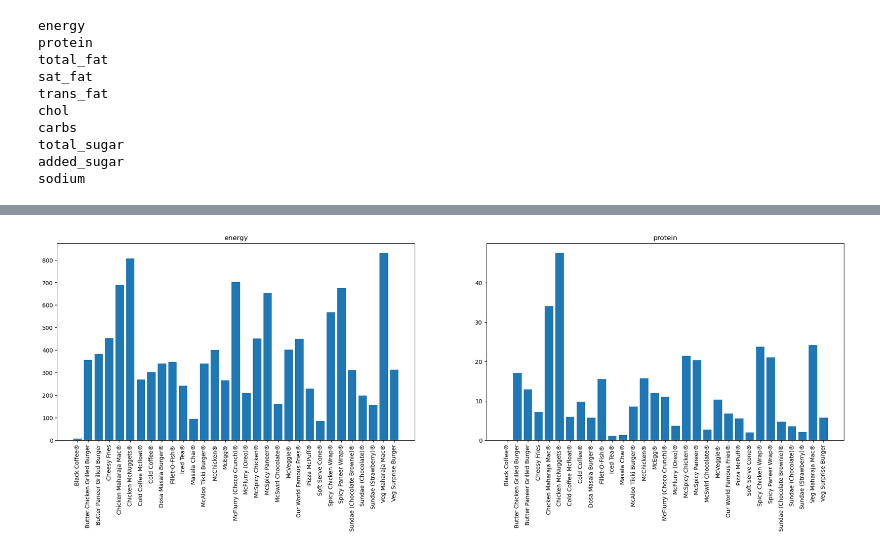
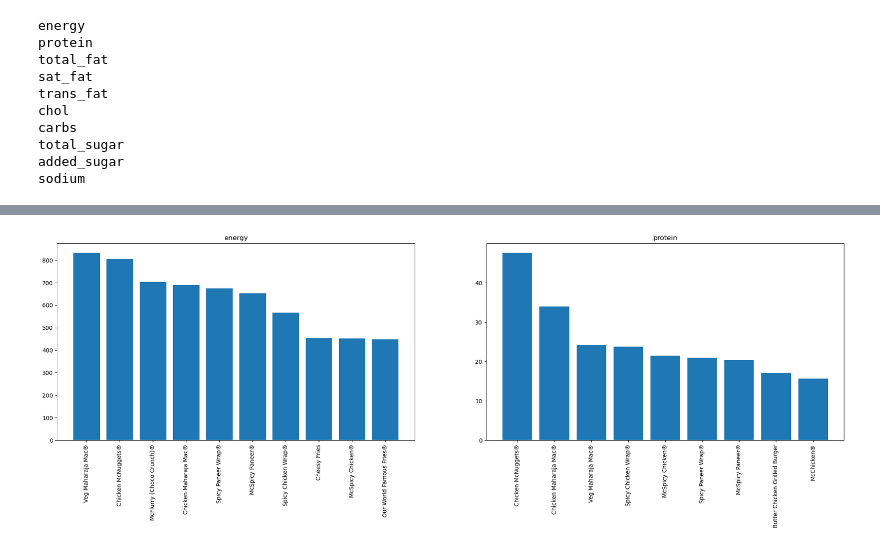
Before and after one commit to siddheshkadam21/Kaggle-Mcdonalds, a Jupyter notebook: mcdonalds.ipynb, the cells around one changed output, grey strips where cells are left out. Saved outputs shown, nothing was run; the diff lists cells and outputs as text; code cells hidden in the pictures.

```diff
--- a/mcdonalds.ipynb
+++ b/mcdonalds.ipynb
@@ -81,0 +85,2 @@ tag 6
+# %%
+df_new = df.dropna()
@@ -248,15 +247,17 @@ dfsp = df.sort_values("energy",ascending=False).head(10)
 # %%
 plt.subplot(1,2,1)
 plt.subplots_adjust(left=0,right=3,bottom=1,top=2,wspace=0.2,hspace=0.4)
+dfse = df_new.sort_values("energy",ascending=False).head(10)
 plt.title("energy")
 plt.xticks(rotation="90")
-plt.bar(df.name,df.energy)
+plt.bar(dfse.name,dfse.energy)
 
 plt.subplot(1,2,2)
+dfsp = df_new.sort_values("protein",ascending=False).head(10)
 plt.title("protein")
 plt.xticks(rotation="90")
-plt.bar(df.name,df.protein)
+plt.bar(dfsp.name,dfsp.protein)
 
 plt.show()
 # %% [output]
-[figure, old version]
+[figure, new version]
```
Also changed, not shown: parts of 23 cells of this notebook.
